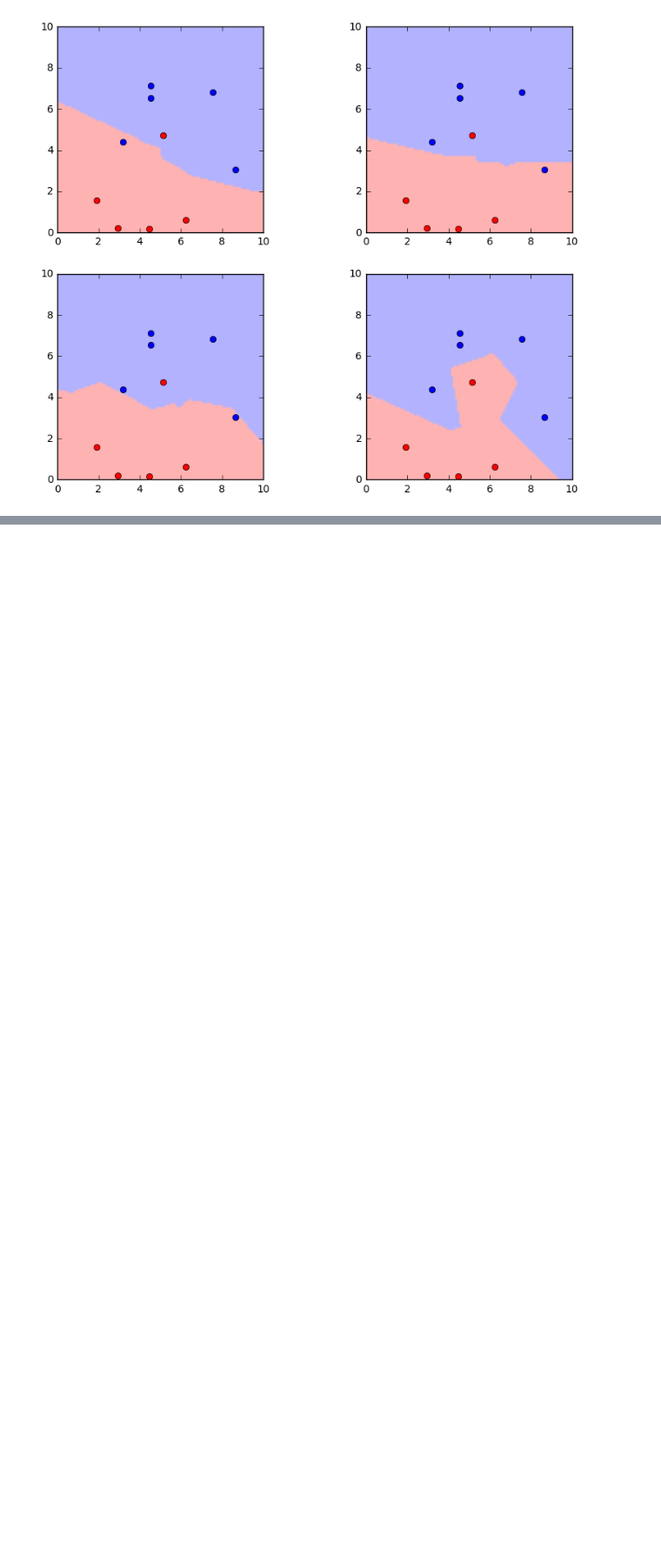
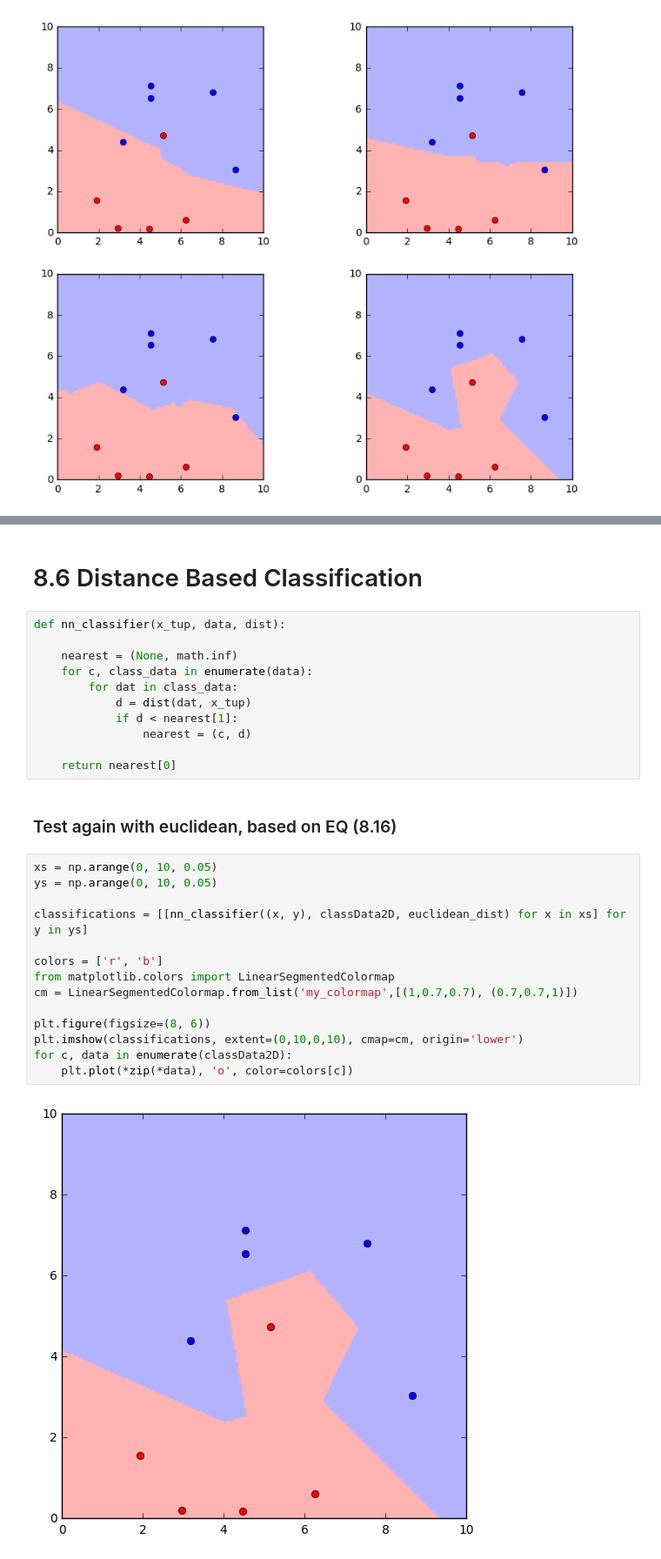
Before and after one commit to pfaion/NonparametricMethods, a Jupyter notebook: explore.ipynb, the cells around one changed output, grey strips where cells are left out. Shown: that part at 87% size. Saved outputs shown, nothing was run; the diff lists cells and outputs as text; blank space fills up the shorter version.

```diff
--- a/explore.ipynb
+++ b/explore.ipynb
@@ -224,0 +261,31 @@ for i,k in enumerate(ks):
+# %% [markdown]
+# 8.6 Distance Based Classification
+# %%
+def nn_classifier(x_tup, data, dist):
+
+    nearest = (None, math.inf)
+    for c, class_data in enumerate(data):
+        for dat in class_data:
+            d = dist(dat, x_tup)
+            if d < nearest[1]:
+                nearest = (c, d)
+
+    return nearest[0]
+# %% [markdown]
+### Test again with euclidean, based on EQ (8.16)
+# %%
+xs = np.arange(0, 10, 0.05)
+ys = np.arange(0, 10, 0.05)
+
+classifications = [[nn_classifier((x, y), classData2D, euclidean_dist) for x in xs] for y in ys]
+
+colors = ['r', 'b']
+from matplotlib.colors import LinearSegmentedColormap
+cm = LinearSegmentedColormap.from_list('my_colormap',[(1,0.7,0.7), (0.7,0.7,1)])
+
+plt.figure(figsize=(8, 6))
+plt.imshow(classifications, extent=(0,10,0,10), cmap=cm, origin='lower')
+for c, data in enumerate(classData2D):
+    plt.plot(*zip(*data), 'o', color=colors[c])
+# %% [output]
+[figure, added]
```
Also changed, not shown: parts of 4 cells of this notebook.
